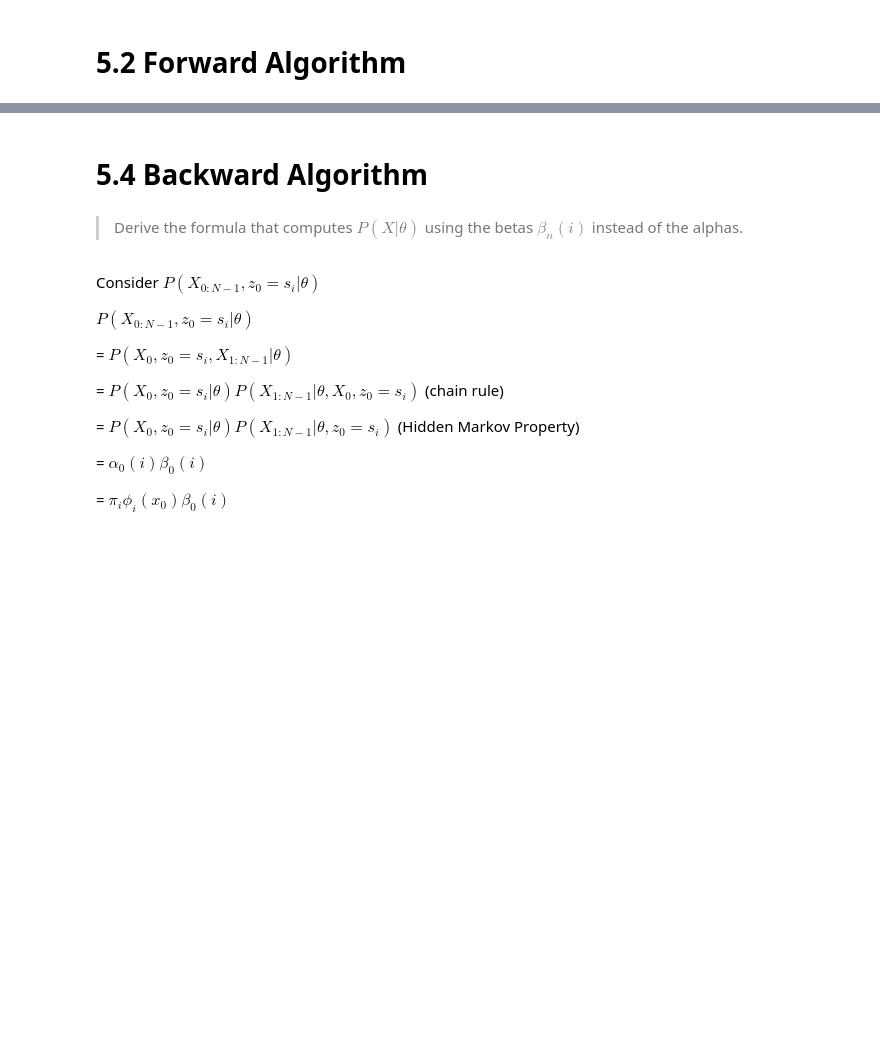
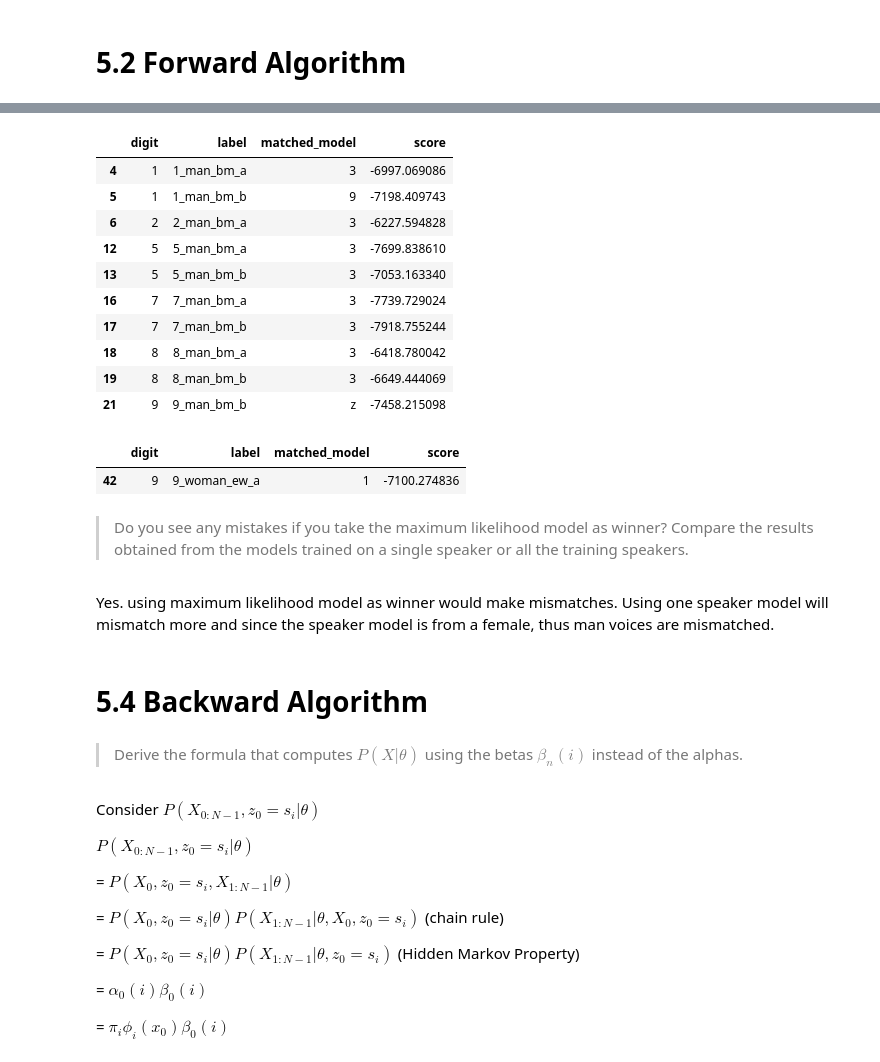
Before and after one commit to chris4540/DT2119, a Jupyter notebook: lab2/Presentation.ipynb, the cells around one changed output, grey strips where cells are left out. Cells and saved outputs as stored; diff of their text form; code cells hidden in the pictures; blank space fills up the shorter version.

```diff
--- a/lab2/Presentation.ipynb
+++ b/lab2/Presentation.ipynb
@@ -33,3 +34,29 @@ ends with silence
+# %%
+# show only mismatched
+onespkr_match[onespkr_match['digit'] != onespkr_match['matched_model']]
+# %% [output]
+|  | digit | label | matched_model | score |
+| 4 | 1 | 1_man_bm_a | 3 | -6997.069086 |
+| 5 | 1 | 1_man_bm_b | 9 | -7198.409743 |
+| 6 | 2 | 2_man_bm_a | 3 | -6227.594828 |
+| 12 | 5 | 5_man_bm_a | 3 | -7699.838610 |
+| 13 | 5 | 5_man_bm_b | 3 | -7053.163340 |
+| 16 | 7 | 7_man_bm_a | 3 | -7739.729024 |
+| 17 | 7 | 7_man_bm_b | 3 | -7918.755244 |
+| 18 | 8 | 8_man_bm_a | 3 | -6418.780042 |
+| 19 | 8 | 8_man_bm_b | 3 | -6649.444069 |
+| 21 | 9 | 9_man_bm_b | z | -7458.215098 |
+# %%
+# show only mismatched
+all_match[all_match['digit'] != all_match['matched_model']]
+# %% [output]
+|  | digit | label | matched_model | score |
+| 42 | 9 | 9_woman_ew_a | 1 | -7100.274836 |
+# %% [markdown]
+> Do you see any mistakes if you take the maximum likelihood model as winner?
+Compare the results obtained from the models trained on a single speaker or all the training speakers.
+# %% [markdown]
+Yes. using maximum likelihood model as winner would make mismatches. Using one speaker model will mismatch more and since the speaker model is from a female, thus man voices are mismatched.
 # %% [markdown]
 # 5.4 Backward Algorithm
 # %% [markdown]
```
Also changed, not shown: parts of 3 cells of this notebook, 1 other file.
